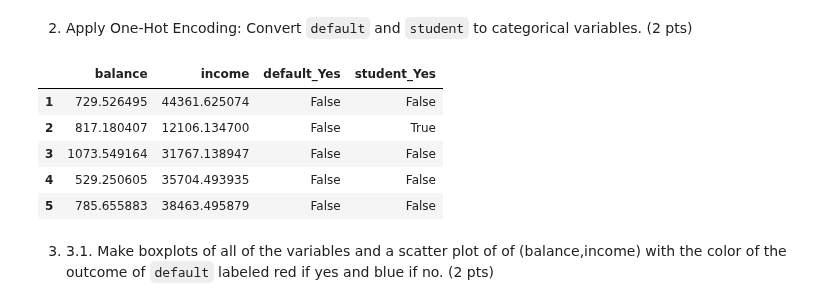
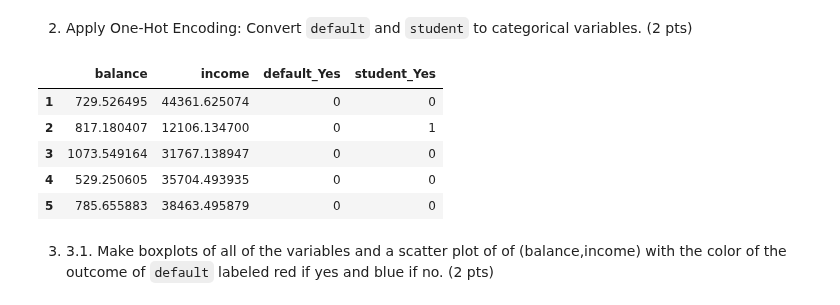
Before and after one commit to khetansarvesh/msml_602, a Jupyter notebook: HW4/Homework4_Part02_Classification_DATA602__121124586_Khetan.ipynb, the cells around one changed output. Saved outputs shown, nothing was run; the diff lists cells and outputs as text; code cells hidden in the pictures.

```diff
--- a/HW4/Homework4_Part02_Classification_DATA602__121124586_Khetan.ipynb
+++ b/HW4/Homework4_Part02_Classification_DATA602__121124586_Khetan.ipynb
@@ -22,21 +22,25 @@ data.head()
 # %%
 #convert default and student into categorical variables - use built-in one-hot encoding
 
 #YOUR CODE
 data = pd.get_dummies(data, columns=['default', 'student'])
 
 # DONT MODIFY BELOW CODE
 data = data.drop('default_No', axis=1)
 data = data.drop('student_No', axis=1)
 
+# converting boolean to numeric values
+data['default_Yes'] = data['default_Yes'].astype(int)
+data['student_Yes'] = data['student_Yes'].astype(int)
+
 data.head()
 # %% [output]
 |  | balance | income | default_Yes | student_Yes |
-| 1 | 729.526495 | 44361.625074 | False | False |
-| 2 | 817.180407 | 12106.134700 | False | True |
-| 3 | 1073.549164 | 31767.138947 | False | False |
-| 4 | 529.250605 | 35704.493935 | False | False |
-| 5 | 785.655883 | 38463.495879 | False | False |
+| 1 | 729.526495 | 44361.625074 | 0 | 0 |
+| 2 | 817.180407 | 12106.134700 | 0 | 1 |
+| 3 | 1073.549164 | 31767.138947 | 0 | 0 |
+| 4 | 529.250605 | 35704.493935 | 0 | 0 |
+| 5 | 785.655883 | 38463.495879 | 0 | 0 |
 # %% [markdown]
 3) 3.1. Make boxplots of all of the variables and a scatter plot of of (balance,income) with the color
 of the outcome of `default` labeled red if yes and blue if no.  (2 pts)
```
Also changed, not shown: parts of 11 cells of this notebook.
